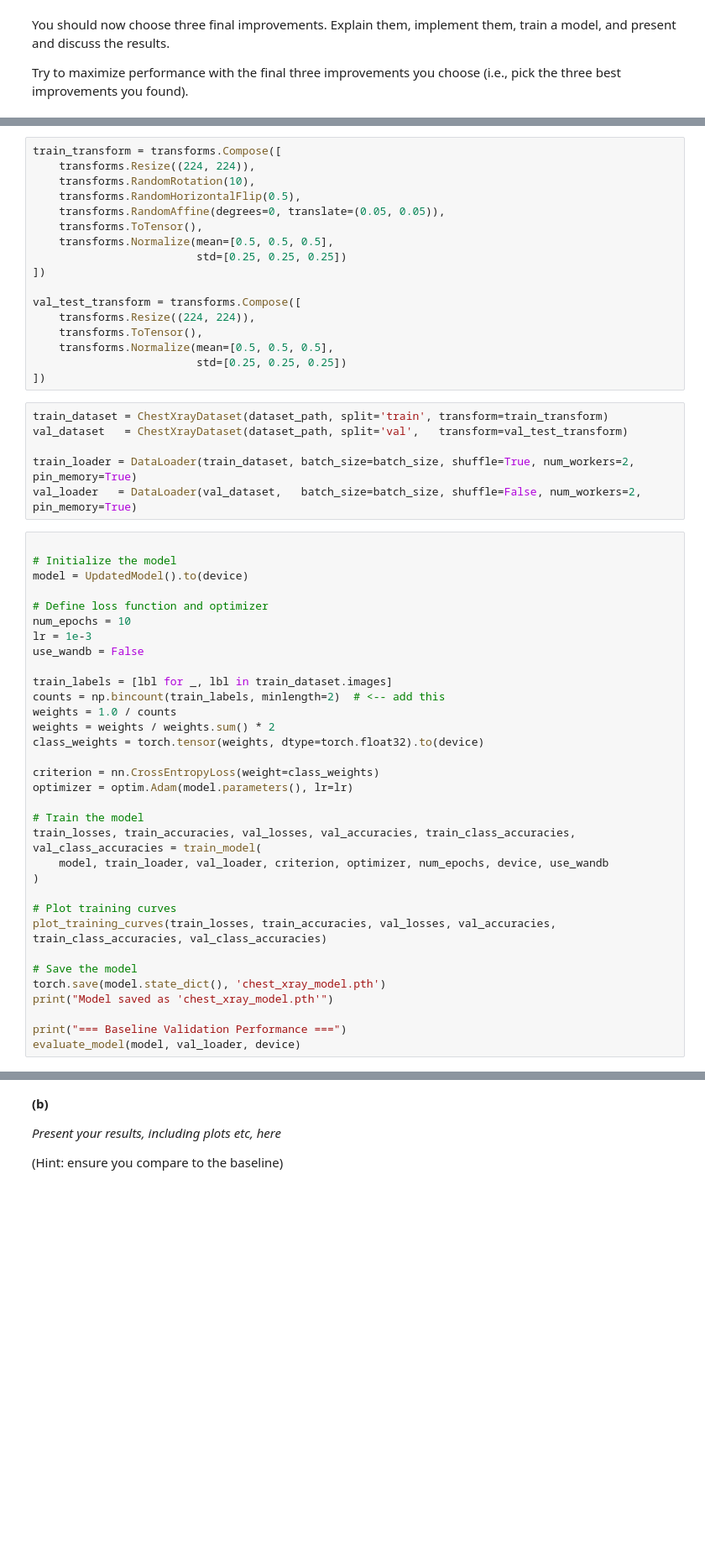
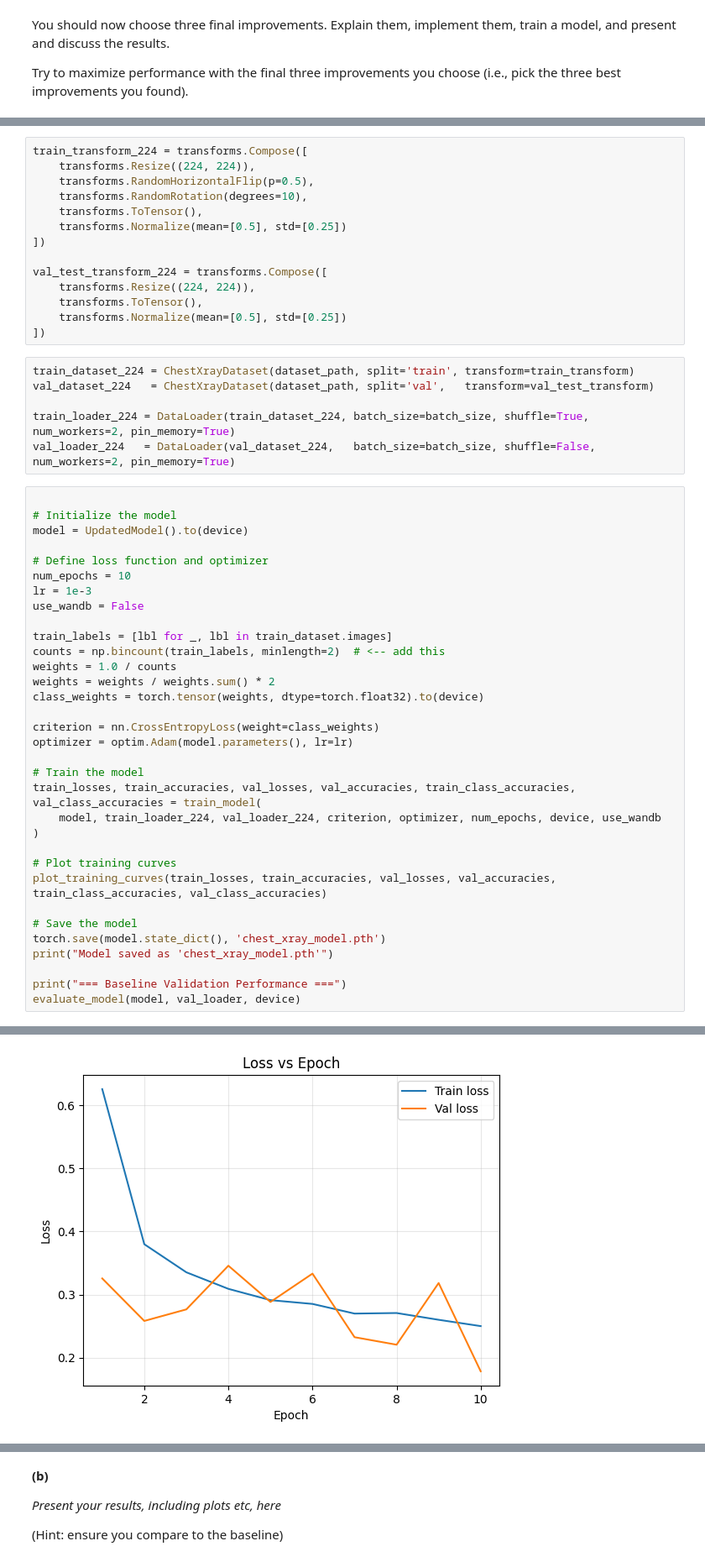
Before and after one commit to robotics-hana/deeplearning, a Jupyter notebook: COMP0188_CW1_Questions.ipynb, the cells around one changed output, grey strips where cells are left out. Shown: that part at 84% size. Drawn from its saved outputs; the diff is of its cells as text; blank space fills up the shorter version.

```diff
--- a/COMP0188_CW1_Questions.ipynb
+++ b/COMP0188_CW1_Questions.ipynb
@@ -820,26 +974,23 @@ evaluate_model(model, val_loader, device)
 # %%
-train_transform = transforms.Compose([
+train_transform_224 = transforms.Compose([
     transforms.Resize((224, 224)),
-    transforms.RandomRotation(10),
-    transforms.RandomHorizontalFlip(0.5),
-    transforms.RandomAffine(degrees=0, translate=(0.05, 0.05)),
+    transforms.RandomHorizontalFlip(p=0.5),
+    transforms.RandomRotation(degrees=10),
     transforms.ToTensor(),
-    transforms.Normalize(mean=[0.5, 0.5, 0.5],
-                         std=[0.25, 0.25, 0.25])
+    transforms.Normalize(mean=[0.5], std=[0.25])
 ])
 
-val_test_transform = transforms.Compose([
+val_test_transform_224 = transforms.Compose([
     transforms.Resize((224, 224)),
     transforms.ToTensor(),
-    transforms.Normalize(mean=[0.5, 0.5, 0.5],
-                         std=[0.25, 0.25, 0.25])
+    transforms.Normalize(mean=[0.5], std=[0.25])
 ])
 # %%
-train_dataset = ChestXrayDataset(dataset_path, split='train', transform=train_transform)
-val_dataset   = ChestXrayDataset(dataset_path, split='val',   transform=val_test_transform)
+train_dataset_224 = ChestXrayDataset(dataset_path, split='train', transform=train_transform)
+val_dataset_224   = ChestXrayDataset(dataset_path, split='val',   transform=val_test_transform)
 
-train_loader = DataLoader(train_dataset, batch_size=batch_size, shuffle=True, num_workers=2, pin_memory=True)
-val_loader   = DataLoader(val_dataset,   batch_size=batch_size, shuffle=False, num_workers=2, pin_memory=True)
+train_loader_224 = DataLoader(train_dataset_224, batch_size=batch_size, shuffle=True, num_workers=2, pin_memory=True)
+val_loader_224   = DataLoader(val_dataset_224,   batch_size=batch_size, shuffle=False, num_workers=2, pin_memory=True)
 # %%
 
 # Initialize the model
@@ -861,7 +1012,7 @@ optimizer = optim.Adam(model.parameters(), lr=lr)
 
 # Train the model
 train_losses, train_accuracies, val_losses, val_accuracies, train_class_accuracies, val_class_accuracies = train_model(
-    model, train_loader, val_loader, criterion, optimizer, num_epochs, device, use_wandb
+    model, train_loader_224, val_loader_224, criterion, optimizer, num_epochs, device, use_wandb
 )
 
 # Plot training curves
@@ -873,3 +1024,4 @@ print("Model saved as 'chest_xray_model.pth'")
 
 print("=== Baseline Validation Performance ===")
 evaluate_model(model, val_loader, device)
+# %% [output]
@@ -875,0 +1058 @@ evaluate_model(model, val_loader, device)
+[figure, added]
```
Also changed, not shown: parts of 15 cells of this notebook.
